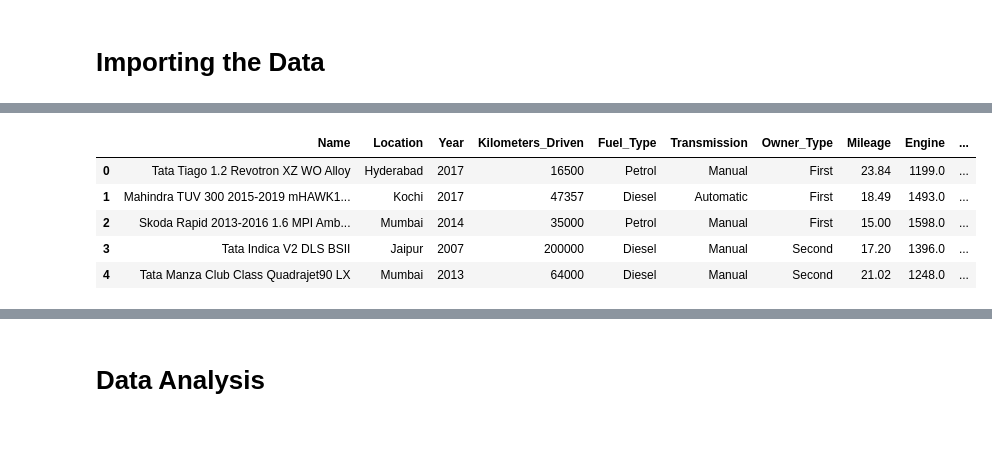
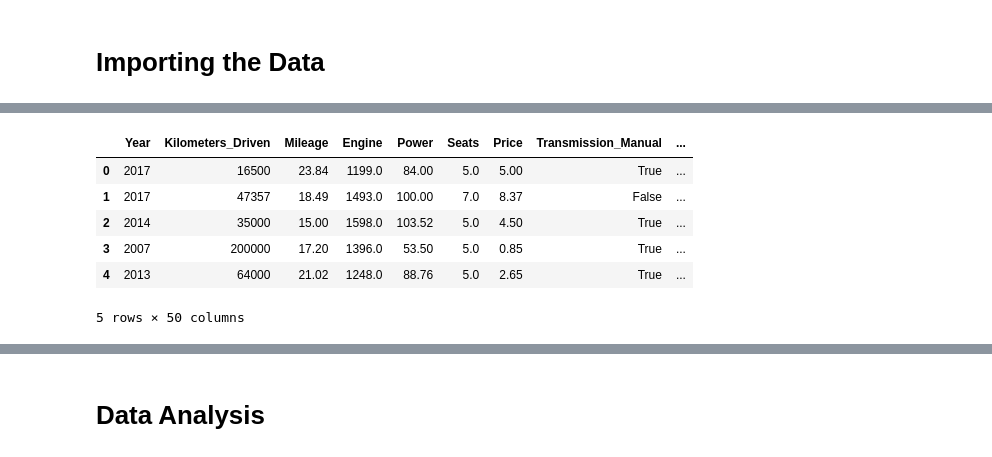
Before and after one commit to Shaurya-Ag/Car_Price_Prediction, a Jupyter notebook: Laboratory.ipynb, the cells around one changed output, grey strips where cells are left out. Cells and saved outputs as stored; diff of their text form; code cells hidden in the pictures.

```diff
--- a/Laboratory.ipynb
+++ b/Laboratory.ipynb
@@ -21,3 +21 @@ train_set.head()
-# %%
-train_set.drop('Unnamed: 0',axis=1,inplace=True)
 # %% [markdown]
@@ -48,12 +23,22 @@ memory usage: 351.7+ KB
 # %%
-object_value_columns=["Mileage","Engine","Power"]
-for i in object_value_columns:
-    df[i]=df[i].str.extract(r"([0-9]*\.?[0-9]+)").astype(np.float64)
-df.head()
+df=train_set.copy()
+def process_data(df):
+    object_value_columns=["Mileage","Engine","Power"]
+    object_columns=["Transmission","Owner_Type","Location","Fuel_Type","Brand"]
+    df.drop('Unnamed: 0',axis=1,inplace=True)
+    for i in object_value_columns:
+        df[i]=df[i].str.extract(r"([0-9]*\.?[0-9]+)").astype(np.float64)
+    df["Brand"]=df["Name"].str.extract(r"(^[A-Za-z]+)")
+    df.drop("Name",axis=1,inplace=True)
+    df=pd.get_dummies(df,columns=object_columns,drop_first=True)
+    return df
+p_df=process_data(df)
+p_df.head()
 # %% [output]
-|  | Name | Location | Year | Kilometers_Driven | Fuel_Type | Transmission | Owner_Type | Mileage | Engine | ... |
-| 0 | Tata Tiago 1.2 Revotron XZ WO Alloy | Hyderabad | 2017 | 16500 | Petrol | Manual | First | 23.84 | 1199.0 | ... |
-| 1 | Mahindra TUV 300 2015-2019 mHAWK1... | Kochi | 2017 | 47357 | Diesel | Automatic | First | 18.49 | 1493.0 | ... |
-| 2 | Skoda Rapid 2013-2016 1.6 MPI Amb... | Mumbai | 2014 | 35000 | Petrol | Manual | First | 15.00 | 1598.0 | ... |
-| 3 | Tata Indica V2 DLS BSII | Jaipur | 2007 | 200000 | Diesel | Manual | Second | 17.20 | 1396.0 | ... |
-| 4 | Tata Manza Club Class Quadrajet90 LX | Mumbai | 2013 | 64000 | Diesel | Manual | Second | 21.02 | 1248.0 | ... |
+|  | Year | Kilometers_Driven | Mileage | Engine | Power | Seats | Price | Transmission_Manual | ... |
+| 0 | 2017 | 16500 | 23.84 | 1199.0 | 84.00 | 5.0 | 5.00 | True | ... |
+| 1 | 2017 | 47357 | 18.49 | 1493.0 | 100.00 | 7.0 | 8.37 | False | ... |
+| 2 | 2014 | 35000 | 15.00 | 1598.0 | 103.52 | 5.0 | 4.50 | True | ... |
+| 3 | 2007 | 200000 | 17.20 | 1396.0 | 53.50 | 5.0 | 0.85 | True | ... |
+| 4 | 2013 | 64000 | 21.02 | 1248.0 | 88.76 | 5.0 | 2.65 | True | ... |
+5 rows × 50 columns
```
Also changed, not shown: parts of 28 cells of this notebook.
